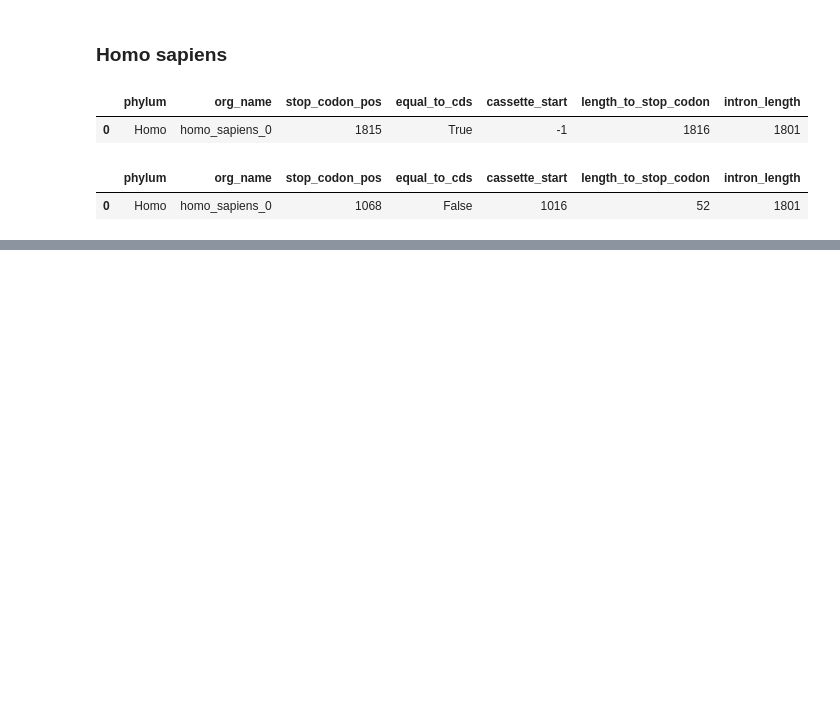
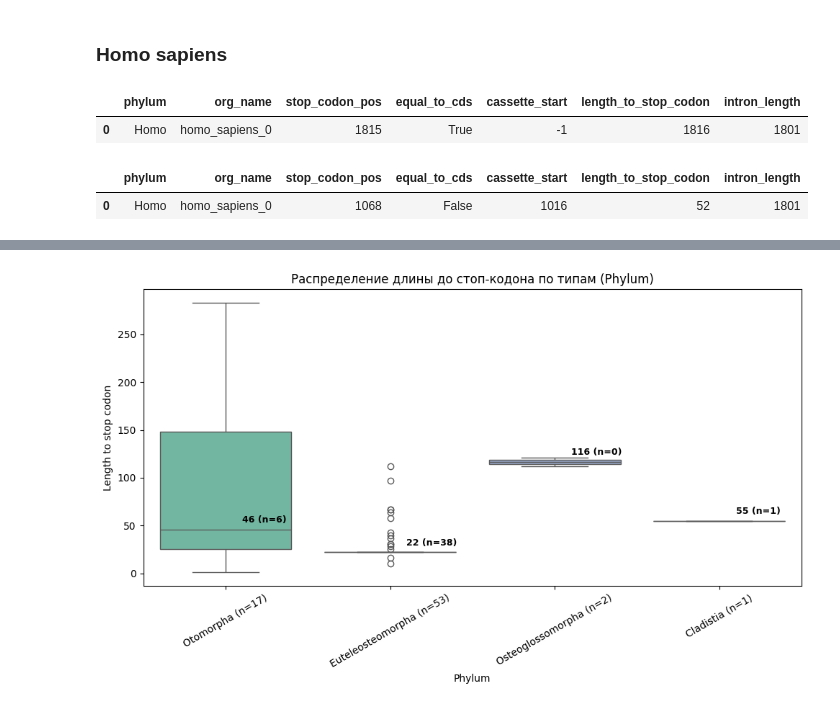
Before and after one commit to ArtemVaska/Diploma, a Jupyter notebook: Scripts/deuterostomia_processing.ipynb, the cells around one changed output, grey strips where cells are left out. Cells and saved outputs as stored; diff of their text form; code cells hidden in the pictures; blank space fills up the shorter version.

```diff
--- a/Scripts/deuterostomia_processing.ipynb
+++ b/Scripts/deuterostomia_processing.ipynb
@@ -498,0 +751,15 @@ homo_df_cds_cassette
+# %%
+prefix = "../Datasets"
+
+org_names_Otomorpha = found_org_name_i_Otomorpha.keys()
+org_names_Euteleosteomorpha = found_org_name_i_Euteleosteomorpha.keys()
+org_names_Osteoglossomorpha = found_org_name_i_Osteoglossomorpha.keys()
+org_names_Holostei = found_org_name_i_Holostei.keys()  # 0
+org_names_Cladistia = found_org_name_i_Cladistia.keys()
+# %%
+dict_align_info = {
+    "Otomorpha": org_names_Otomorpha,
+    "Euteleosteomorpha": org_names_Euteleosteomorpha,
+    "Osteoglossomorpha": org_names_Osteoglossomorpha,
+    "Cladistia": org_names_Cladistia,
+}
@@ -498,0 +773,3 @@ homo_df_cds_cassette
+# %%
+Actinopterygii_df_cds_cassette, Actinopterygii_dict_align_cds_cassette = dict_align_info_analyze(dict_align_info, "cds_cassette")
+Actinopterygii_df_cds_cassette
@@ -498,0 +793,66 @@ homo_df_cds_cassette
+# %%
+import seaborn as sns
+import matplotlib.pyplot as plt
+import pandas as pd
+
+# Подсчёт количества значений по каждой филе
+counts = Actinopterygii_df_cds_cassette['phylum'].value_counts()
+ordered_phyla = Actinopterygii_df_cds_cassette['phylum'].unique()
+group_labels = [f"{ph} (n={counts[ph]})" for ph in ordered_phyla]
+
+# Создание графика
+plt.figure(figsize=(10, 6))
+ax = sns.boxplot(
+    data=Actinopterygii_df_cds_cassette,
+    x="phylum",
+    y="length_to_stop_codon",
+    hue="phylum",
+    palette="Set2",
+    dodge=False
+)
+
+# Удаление легенды, если она есть
+if ax.legend_ is not None:
+    ax.legend_.remove()
+
+# Установка тиков и подписей оси X
+ax.set_xticks(range(len(ordered_phyla)))
+ax.set_xticklabels(group_labels, rotation=30)
+
+# Расчёт и добавление подписей медиан
+medians = (
+    Actinopterygii_df_cds_cassette
+    .groupby("phylum")["length_to_stop_codon"]
+    .median()
+)
+
+for x, ph in enumerate(ordered_phyla):
+    median_val = medians[ph]
+
+    # Сколько раз медиана встречается в данных этой филы
+    n_matches = (
+        Actinopterygii_df_cds_cassette
+        .query("phylum == @ph")["length_to_stop_codon"]
+        .eq(median_val)
+        .sum()
+    )
+
+    ax.text(
+        x=x + 0.1,  # сдвиг подписи правее
+        y=median_val + 5,
+        s=f"{int(median_val)} (n={n_matches})",
+        ha='left',
+        va='bottom',
+        fontsize=9,
+        fontweight='bold',
+        color='black'
+    )
+
+# Оформление
+plt.title("Распределение длины до стоп-кодона по типам (Phylum)")
+plt.xlabel("Phylum")
+plt.ylabel("Length to stop codon")
+plt.tight_layout()
+plt.show()
+# %% [output]
+[figure, added]
```
Also changed, not shown: parts of 93 cells of this notebook.
